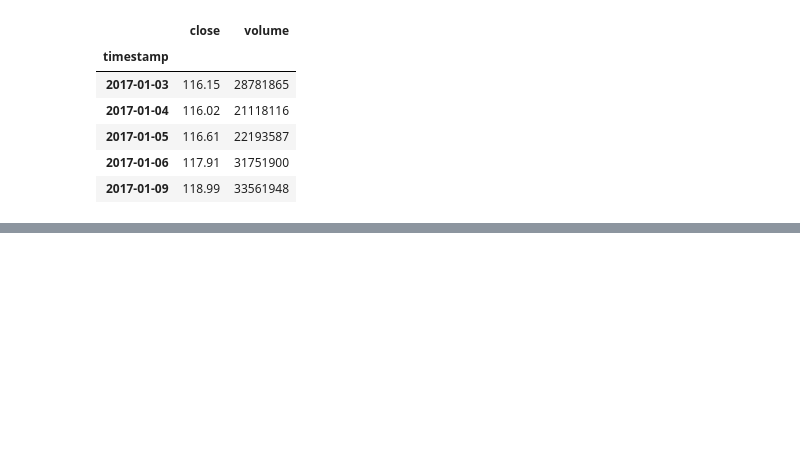
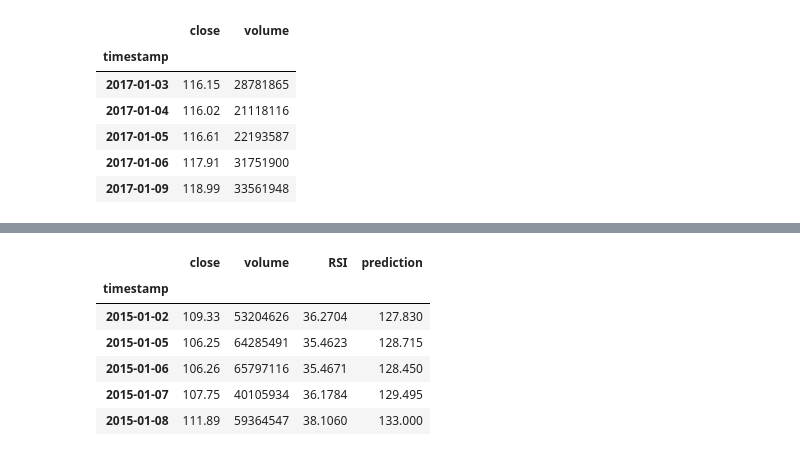
Before and after one commit to timothyyu/pr1-apple-stock-analysis, a Jupyter notebook: main_restructure.ipynb, the cells around one changed output, grey strips where cells are left out. Saved outputs shown, nothing was run; the diff lists cells and outputs as text; code cells hidden in the pictures; blank space fills up the shorter version.

```diff
--- a/main_restructure.ipynb
+++ b/main_restructure.ipynb
@@ -119,0 +114,16 @@ stock_2015.join(rsi_2015, how= 'inner')
+# %%
+forecast_out = int(30)
+
+# predictions shifted 30 days/units up/backwards:
+    # pandas shift() function, negative value used
+stock_2015['prediction'] = stock_2015[['close']].shift(-forecast_out)
+
+stock_2015.head()
+# %% [output]
+|  | close | volume | RSI | prediction |
+| timestamp |  |  |  |  |
+| 2015-01-02 | 109.33 | 53204626 | 36.2704 | 127.830 |
+| 2015-01-05 | 106.25 | 64285491 | 35.4623 | 128.715 |
+| 2015-01-06 | 106.26 | 65797116 | 35.4671 | 128.450 |
+| 2015-01-07 | 107.75 | 40105934 | 36.1784 | 129.495 |
+| 2015-01-08 | 111.89 | 59364547 | 38.1060 | 133.000 |
```
Also changed, not shown: parts of 22 cells of this notebook.
